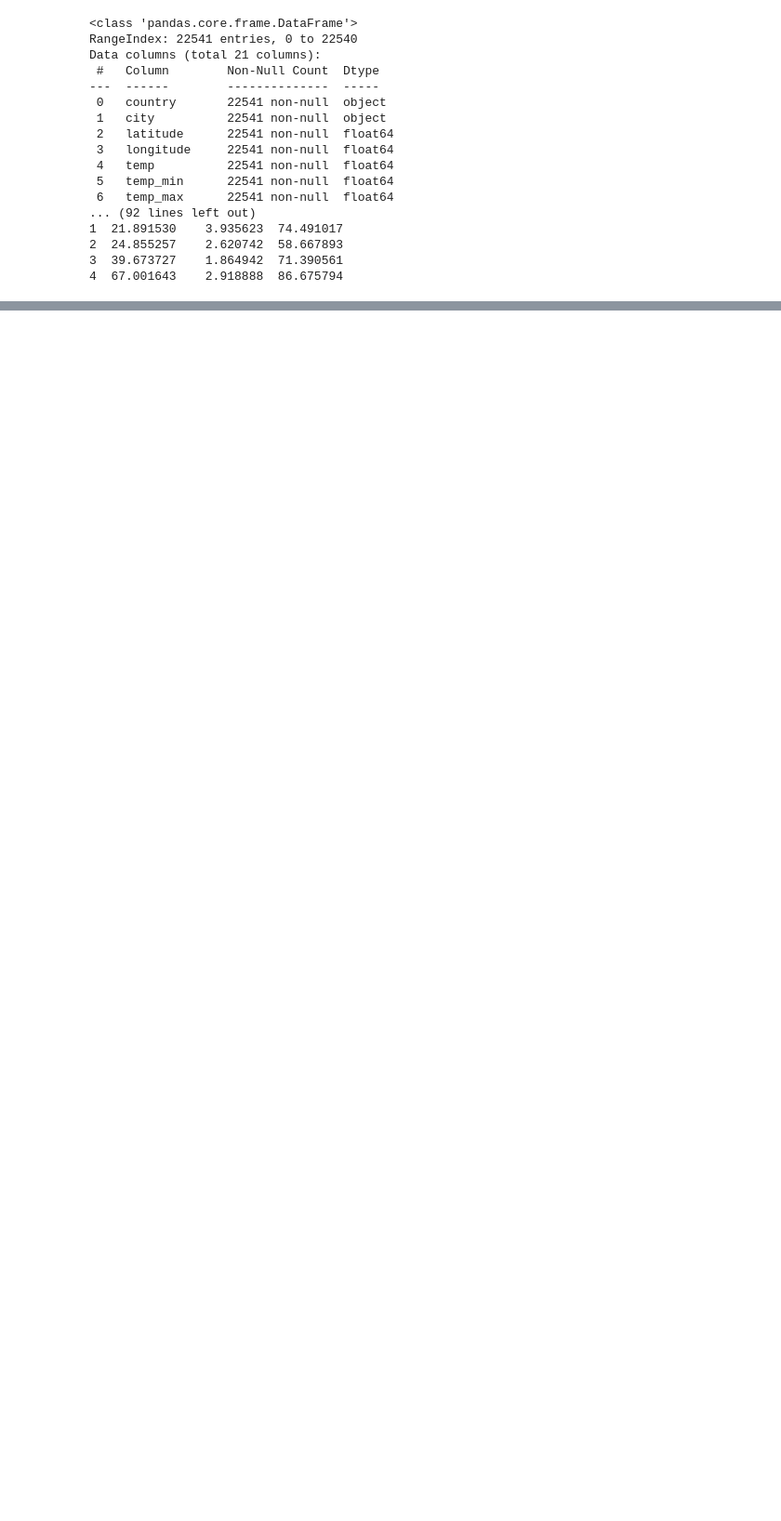
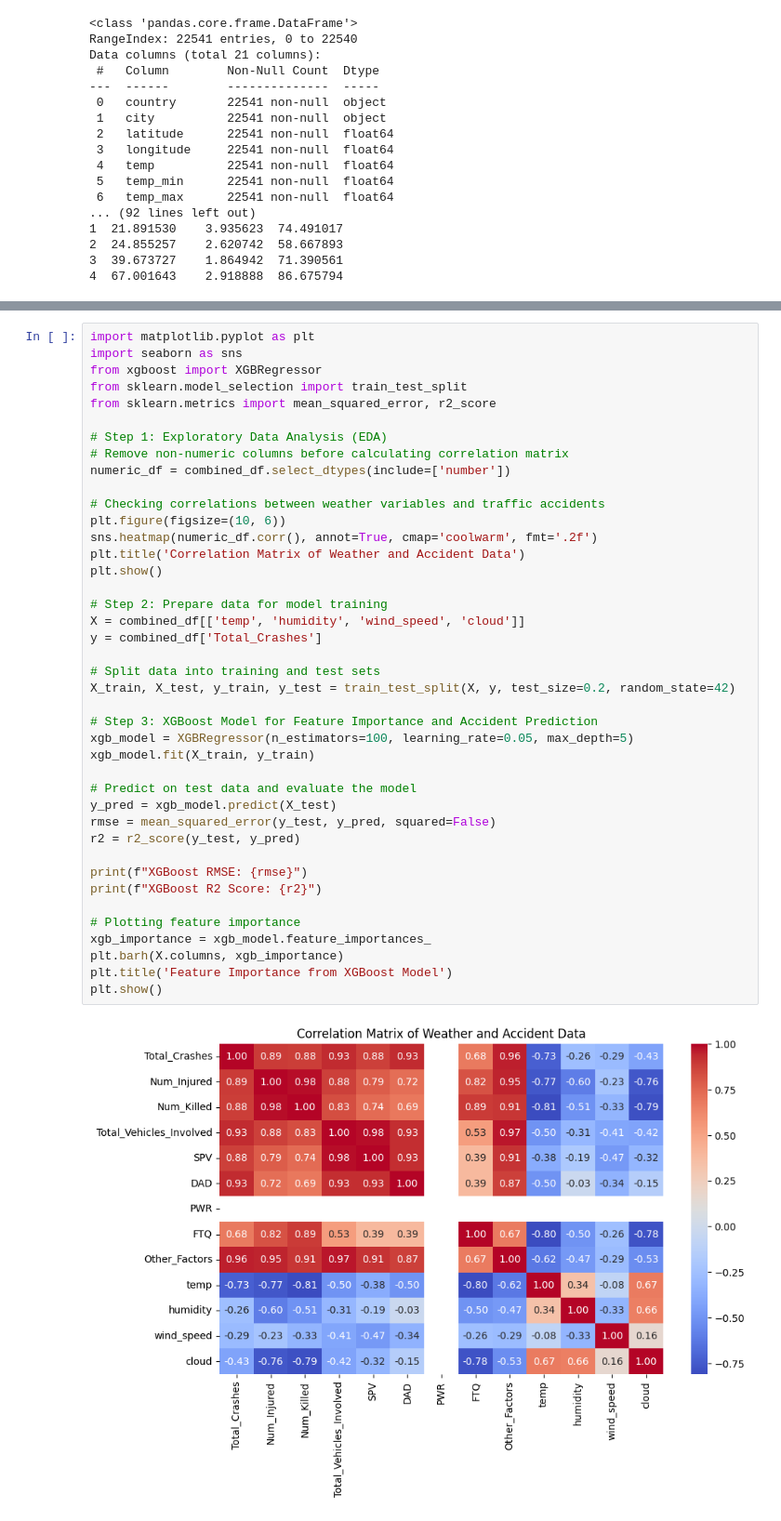
Before and after one commit to oluwafemidiakhoa/Mindserach, a Jupyter notebook: Weather_RoadNg.ipynb, the cells around one changed output, grey strips where cells are left out. Shown at 93% size. Saved outputs shown, nothing was run; the diff lists cells and outputs as text; blank space fills up the shorter version.

```diff
--- a/Weather_RoadNg.ipynb
+++ b/Weather_RoadNg.ipynb
@@ -119,0 +104,43 @@ R2 Score: -826.4634400000001
+# %%
+import matplotlib.pyplot as plt
+import seaborn as sns
+from xgboost import XGBRegressor
+from sklearn.model_selection import train_test_split
+from sklearn.metrics import mean_squared_error, r2_score
+
+# Step 1: Exploratory Data Analysis (EDA)
+# Remove non-numeric columns before calculating correlation matrix
+numeric_df = combined_df.select_dtypes(include=['number'])
+
+# Checking correlations between weather variables and traffic accidents
+plt.figure(figsize=(10, 6))
+sns.heatmap(numeric_df.corr(), annot=True, cmap='coolwarm', fmt='.2f')
+plt.title('Correlation Matrix of Weather and Accident Data')
+plt.show()
+
+# Step 2: Prepare data for model training
+X = combined_df[['temp', 'humidity', 'wind_speed', 'cloud']]
+y = combined_df['Total_Crashes']
+
+# Split data into training and test sets
+X_train, X_test, y_train, y_test = train_test_split(X, y, test_size=0.2, random_state=42)
+
+# Step 3: XGBoost Model for Feature Importance and Accident Prediction
+xgb_model = XGBRegressor(n_estimators=100, learning_rate=0.05, max_depth=5)
+xgb_model.fit(X_train, y_train)
+
+# Predict on test data and evaluate the model
+y_pred = xgb_model.predict(X_test)
+rmse = mean_squared_error(y_test, y_pred, squared=False)
+r2 = r2_score(y_test, y_pred)
+
+print(f"XGBoost RMSE: {rmse}")
+print(f"XGBoost R2 Score: {r2}")
+
+# Plotting feature importance
+xgb_importance = xgb_model.feature_importances_
+plt.barh(X.columns, xgb_importance)
+plt.title('Feature Importance from XGBoost Model')
+plt.show()
+# %% [output]
+[figure, added]
```
Also changed, not shown: parts of 19 cells of this notebook.
